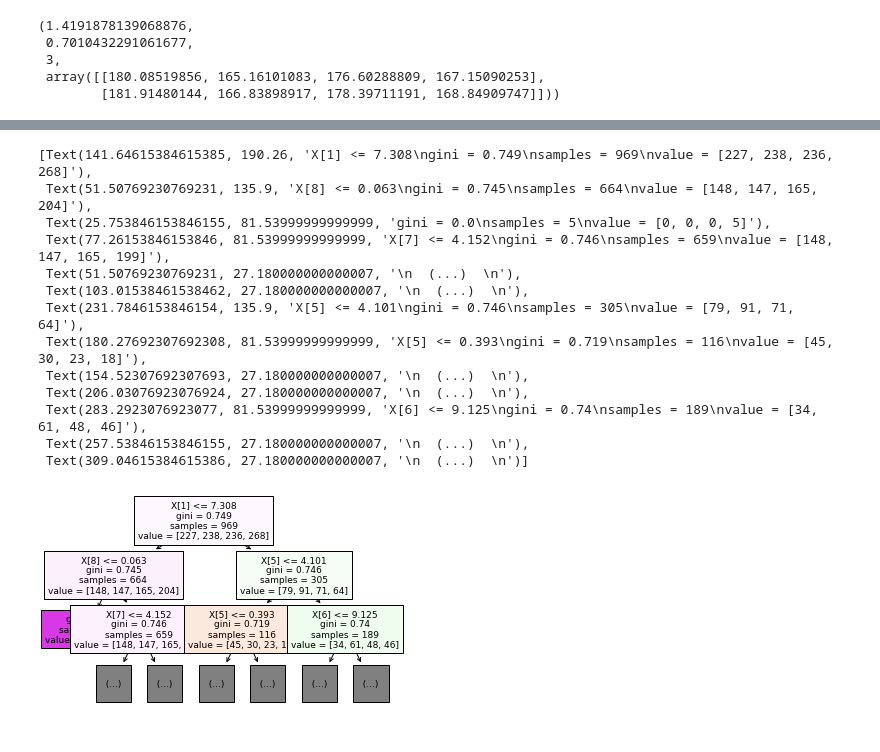
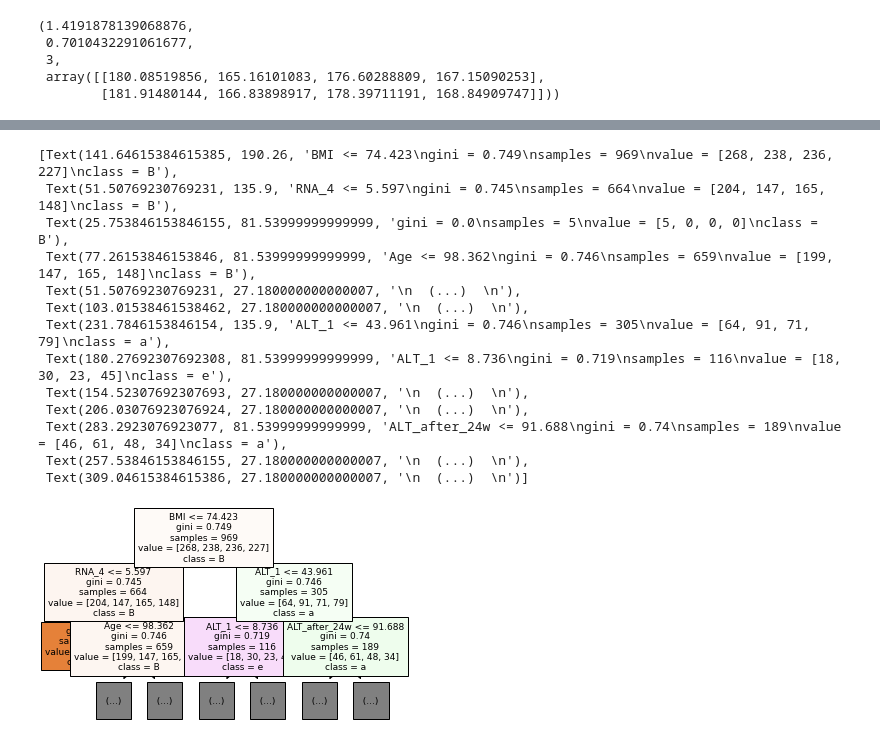
Before and after one commit to hieuvu99/3040_project, a Jupyter notebook: Project/Project_.ipynb, the cells around one changed output, grey strips where cells are left out. Drawn from its saved outputs; the diff is of its cells as text; code cells hidden in the pictures.

```diff
--- a/Project/Project_.ipynb
+++ b/Project/Project_.ipynb
@@ -545,4 +545,4 @@ Present                                   176
  array([[180.08519856, 165.16101083, 176.60288809, 167.15090253],
         [181.91480144, 166.83898917, 178.39711191, 168.84909747]]))
 # %%
-data_new = df.round(4)
+data_new = df.round(5)
@@ -577,4 +589,4 @@ LinAlgError: Singular matrix
 # %%
 data_final=data[['Gender','Epigastric_pain']]
 # %%
-data_final =pd.concat([data_final, df], axis=1)
+data_final =pd.concat([data_final, data_new], axis=1)
@@ -601,3 +593,5 @@ memory usage: 259.8 KB
+# %%
+data_final["Baselinehistological_staging"] = data_cat["Baselinehistological_staging"]
 # %%
 
 from sklearn.tree import tree # Import Tree
@@ -605,9 +599,9 @@ from sklearn.model_selection import train_test_split # Import train_test_split f
 from sklearn import metrics #Import scikit-learn metrics module for accuracy calculation
 # %%
 #split dataset in features and target variable
-feature_cols = ['Gender','BMI','Epigastric_pain','WBC','AST_1','ALT_1','ALT_after_24w','RNA_Base','RNA_4','RNA_12','RNA_EOT','RNA_EF','Baseline_histological_Grading']
+feature_cols = ['Gender','Age','BMI','Epigastric_pain','WBC','AST_1','ALT_1','ALT_after_24w','RNA_Base','RNA_4','RNA_12','RNA_EOT','RNA_EF','Baseline_histological_Grading']
 X = data_final[feature_cols] # Features
-y = data_final.Baselinehistological_staging # Target variable
+y = data_final["Baselinehistological_staging"] # Target variable
 # %%
 # Split dataset into training set and test set
 X_train, X_test, y_train, y_test = train_test_split(X, y, test_size=0.3, random_state=1) # 70% training and 30% test
@@ -628,22 +622,22 @@ Accuracy: 0.22115384615384615
 # %%
 from sklearn.tree import plot_tree
 # %%
-plot_tree(clf,max_depth=2,filled=True,fontsize= 9)
+plot_tree(clf, feature_names= feature_cols, class_names="Baselinehistological_staging",max_depth=2,filled=True,fontsize= 9)
 # %% [output]
-[Text(141.64615384615385, 190.26, 'X[1] <= 7.308\ngini = 0.749\nsamples = 969\nvalue = [227, 238, 236, 268]'),
- Text(51.50769230769231, 135.9, 'X[8] <= 0.063\ngini = 0.745\nsamples = 664\nvalue = [148, 147, 165, 204]'),
- Text(25.753846153846155, 81.53999999999999, 'gini = 0.0\nsamples = 5\nvalue = [0, 0, 0, 5]'),
- Text(77.26153846153846, 81.53999999999999, 'X[7] <= 4.152\ngini = 0.746\nsamples = 659\nvalue = [148, 147, 165, 199]'),
+[Text(141.64615384615385, 190.26, 'BMI <= 74.423\ngini = 0.749\nsamples = 969\nvalue = [268, 238, 236, 227]\nclass = B'),
+ Text(51.50769230769231, 135.9, 'RNA_4 <= 5.597\ngini = 0.745\nsamples = 664\nvalue = [204, 147, 165, 148]\nclass = B'),
+ Text(25.753846153846155, 81.53999999999999, 'gini = 0.0\nsamples = 5\nvalue = [5, 0, 0, 0]\nclass = B'),
+ Text(77.26153846153846, 81.53999999999999, 'Age <= 98.362\ngini = 0.746\nsamples = 659\nvalue = [199, 147, 165, 148]\nclass = B'),
  Text(51.50769230769231, 27.180000000000007, '\n  (...)  \n'),
  Text(103.01538461538462, 27.180000000000007, '\n  (...)  \n'),
- Text(231.7846153846154, 135.9, 'X[5] <= 4.101\ngini = 0.746\nsamples = 305\nvalue = [79, 91, 71, 64]'),
- Text(180.27692307692308, 81.53999999999999, 'X[5] <= 0.393\ngini = 0.719\nsamples = 116\nvalue = [45, 30, 23, 18]'),
+ Text(231.7846153846154, 135.9, 'ALT_1 <= 43.961\ngini = 0.746\nsamples = 305\nvalue = [64, 91, 71, 79]\nclass = a'),
+ Text(180.27692307692308, 81.53999999999999, 'ALT_1 <= 8.736\ngini = 0.719\nsamples = 116\nvalue = [18, 30, 23, 45]\nclass = e'),
  Text(154.52307692307693, 27.180000000000007, '\n  (...)  \n'),
  Text(206.03076923076924, 27.180000000000007, '\n  (...)  \n'),
- Text(283.2923076923077, 81.53999999999999, 'X[6] <= 9.125\ngini = 0.74\nsamples = 189\nvalue = [34, 61, 48, 46]'),
+ Text(283.2923076923077, 81.53999999999999, 'ALT_after_24w <= 91.688\ngini = 0.74\nsamples = 189\nvalue = [46, 61, 48, 34]\nclass = a'),
  Text(257.53846153846155, 27.180000000000007, '\n  (...)  \n'),
  Text(309.04615384615386, 27.180000000000007, '\n  (...)  \n')]
-[figure, old version]
+[figure, new version]
 # %%
 from sklearn.metrics import classification_report, confusion_matrix
 print(confusion_matrix(y_test, y_pred))
```
Also changed, not shown: parts of 9 cells of this notebook.
